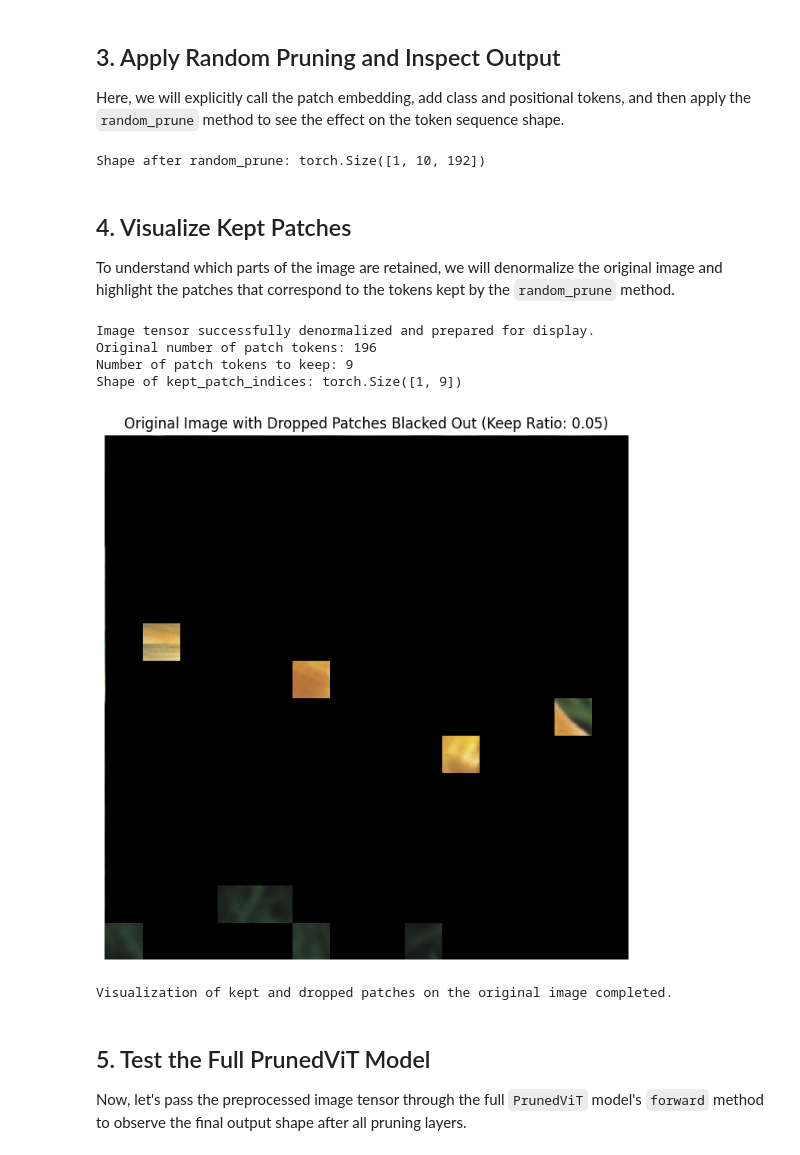
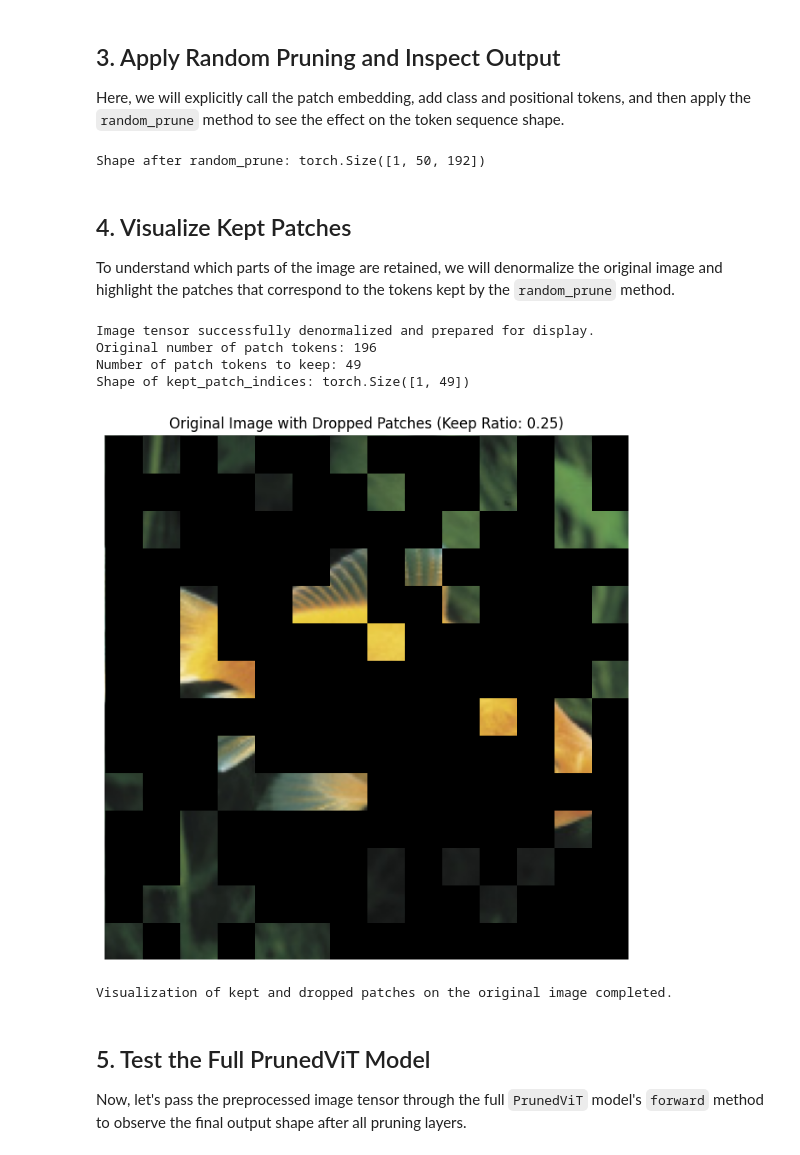
Before and after one commit to Chalhotra/ViT-Token-Economy, a Jupyter notebook: notebooks/02_RandomDroppingTokens_baseline.ipynb, the cells around one changed output. Drawn from its saved outputs; the diff is of its cells as text; code cells hidden in the pictures.

Commit message:
updated random_drop baseline

```diff
--- a/notebooks/02_RandomDroppingTokens_baseline.ipynb
+++ b/notebooks/02_RandomDroppingTokens_baseline.ipynb
@@ -280,7 +276,7 @@ tokens_with_pos = tokens_with_cls + m.model.pos_embed
 tokens_with_pos = m.model.pos_drop(tokens_with_pos)
 
 # Now, apply random_prune to these correctly shaped tokens using a specific keep_ratio for demonstration
-keep_ratio_for_vis = 0.05 # This is for a single pruning step demonstration
+keep_ratio_for_vis = 0.25 # This is for a single pruning step demonstration
 
 # Calculate the target number of patches to keep as an integer
 num_current_patches_before_pruning = tokens_with_pos.shape[1] - 1 # Exclude CLS token
@@ -290,7 +286,7 @@ pruned_output_tokens = m.random_prune(tokens_with_pos, target_k_for_vis)
 
 print(f"Shape after random_prune: {pruned_output_tokens.shape}")
 # %% [output]
-Shape after random_prune: torch.Size([1, 10, 192])
+Shape after random_prune: torch.Size([1, 50, 192])
 # %% [markdown]
 ## 4. Visualize Kept Patches
 
@@ -332,37 +328,37 @@ num_patches_per_side = img_size // patch_size # 224 // 16 = 14
 kept_indices_flat = set(kept_patch_indices[0].cpu().numpy())
 all_patch_indices_flat = set(range(num_patches))
 dropped_indices_flat = list(all_patch_indices_flat - kept_indices_flat)
 
 fig, ax = plt.subplots(1, figsize=(8, 8))
 ax.imshow(img_display)
 
 # Draw dropped patches as filled black rectangles
 for idx in dropped_indices_flat:
     row = idx // num_patches_per_side
     col = idx % num_patches_per_side
     x = col * patch_size
     y = row * patch_size
     rect = patches.Rectangle(
         (x, y),
         patch_size,
         patch_size,
         linewidth=0,
         edgecolor='none',
         facecolor='black'
     )
     ax.add_patch(rect)
 
-ax.set_title(f'Original Image with Dropped Patches Blacked Out (Keep Ratio: {keep_ratio_for_vis})')
+ax.set_title(f'Original Image with Dropped Patches (Keep Ratio: {keep_ratio_for_vis})')
 ax.axis('off')
 plt.show()
 
 print("Visualization of kept and dropped patches on the original image completed.")
 # %% [output]
 Image tensor successfully denormalized and prepared for display.
 Original number of patch tokens: 196
-Number of patch tokens to keep: 9
-Shape of kept_patch_indices: torch.Size([1, 9])
+Number of patch tokens to keep: 49
+Shape of kept_patch_indices: torch.Size([1, 49])
-[figure, old version]
+[figure, new version]
 Visualization of kept and dropped patches on the original image completed.
 # %% [markdown]
 ## 5. Test the Full PrunedViT Model
```
Also changed, not shown: parts of 5 cells of this notebook.
